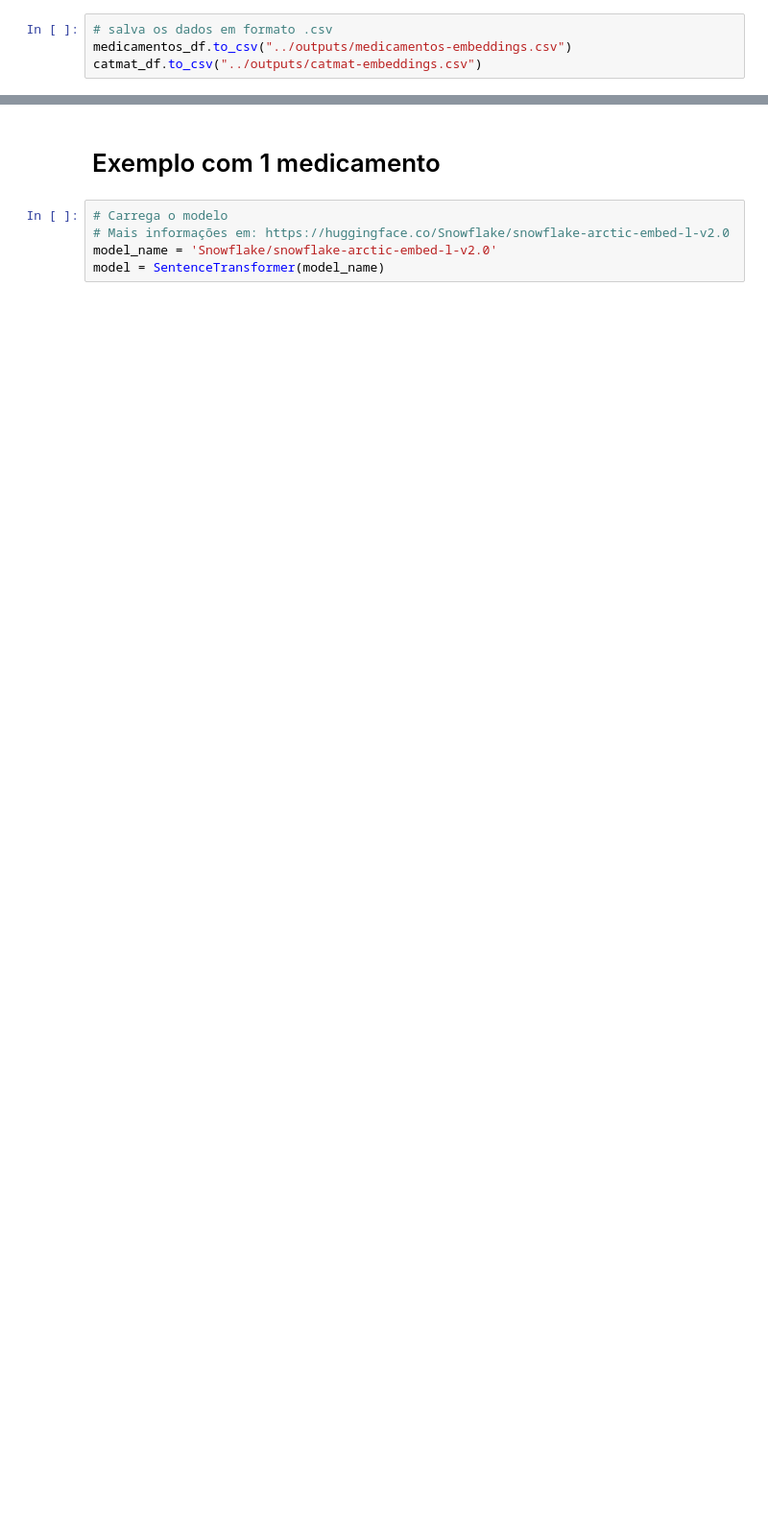
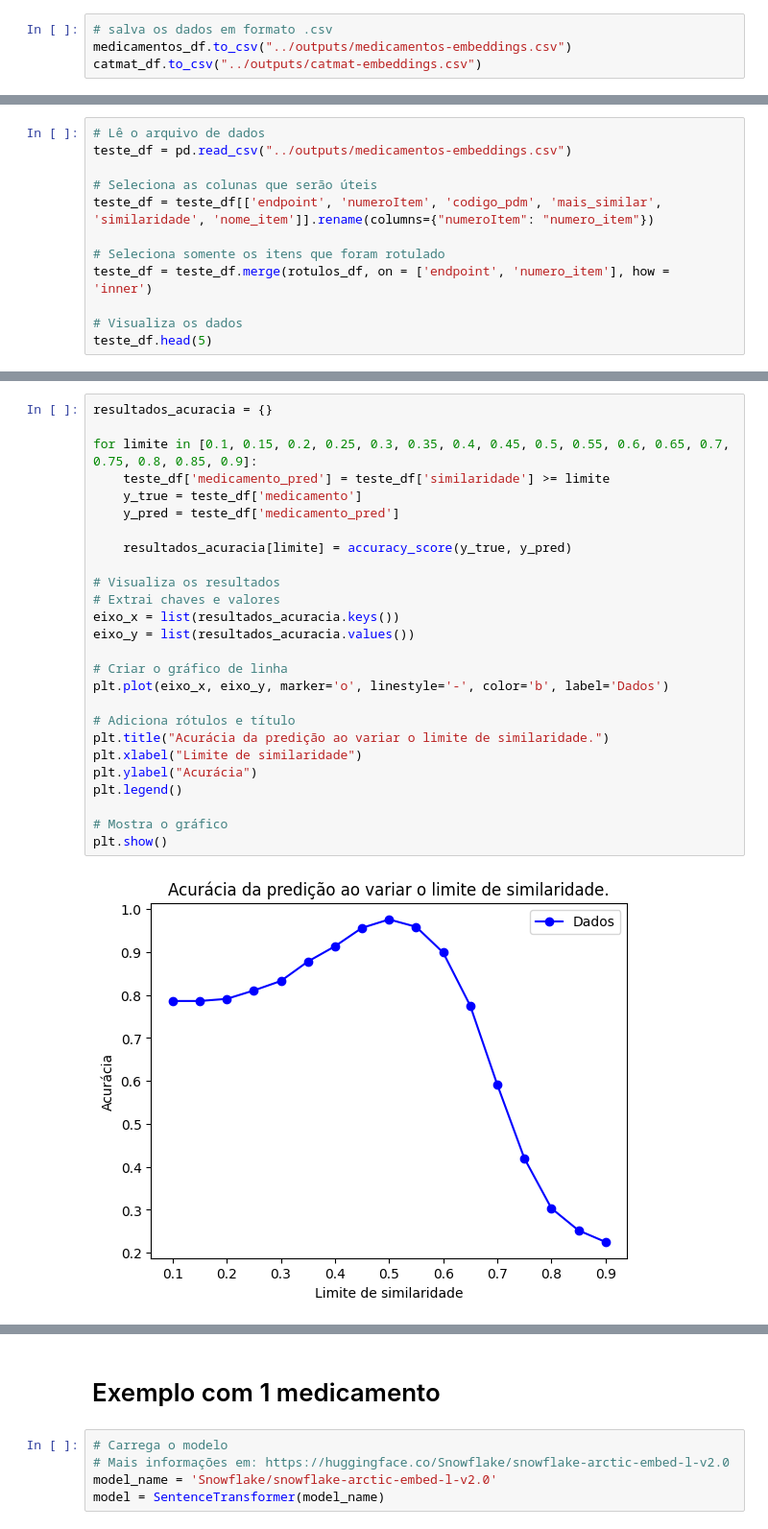
Before and after one commit to Transparencia-Brasil/cesta-de-precos-pncp, a Jupyter notebook: tasks/experimento-LLM/src/identifica-medicamentos.ipynb, the cells around one changed output, grey strips where cells are left out. Shown: that part at 96% size. Saved outputs shown, nothing was run; the diff lists cells and outputs as text; blank space fills up the shorter version.

```diff
--- a/tasks/experimento-LLM/src/identifica-medicamentos.ipynb
+++ b/tasks/experimento-LLM/src/identifica-medicamentos.ipynb
@@ -196,0 +218,12 @@ catmat_df.to_csv("../outputs/catmat-embeddings.csv")
+# %%
+# Lê o arquivo de dados
+teste_df = pd.read_csv("../outputs/medicamentos-embeddings.csv")
+
+# Seleciona as colunas que serão úteis
+teste_df = teste_df[['endpoint', 'numeroItem', 'codigo_pdm', 'mais_similar', 'similaridade', 'nome_item']].rename(columns={"numeroItem": "numero_item"})
+
+# Seleciona somente os itens que foram rotulado
+teste_df = teste_df.merge(rotulos_df, on = ['endpoint', 'numero_item'], how = 'inner')
+
+# Visualiza os dados
+teste_df.head(5)
@@ -196,0 +251,28 @@ catmat_df.to_csv("../outputs/catmat-embeddings.csv")
+# %%
+resultados_acuracia = {}
+
+for limite in [0.1, 0.15, 0.2, 0.25, 0.3, 0.35, 0.4, 0.45, 0.5, 0.55, 0.6, 0.65, 0.7, 0.75, 0.8, 0.85, 0.9]:
+    teste_df['medicamento_pred'] = teste_df['similaridade'] >= limite
+    y_true = teste_df['medicamento']
+    y_pred = teste_df['medicamento_pred']
+
+    resultados_acuracia[limite] = accuracy_score(y_true, y_pred)
+
+# Visualiza os resultados
+# Extrai chaves e valores
+eixo_x = list(resultados_acuracia.keys())
+eixo_y = list(resultados_acuracia.values())
+
+# Criar o gráfico de linha
+plt.plot(eixo_x, eixo_y, marker='o', linestyle='-', color='b', label='Dados')
+
+# Adiciona rótulos e título
+plt.title("Acurácia da predição ao variar o limite de similaridade.")
+plt.xlabel("Limite de similaridade")
+plt.ylabel("Acurácia")
+plt.legend()
+
+# Mostra o gráfico
+plt.show()
+# %% [output]
+[figure, added]
```
Also changed, not shown: parts of 21 cells of this notebook, 3 other files.
